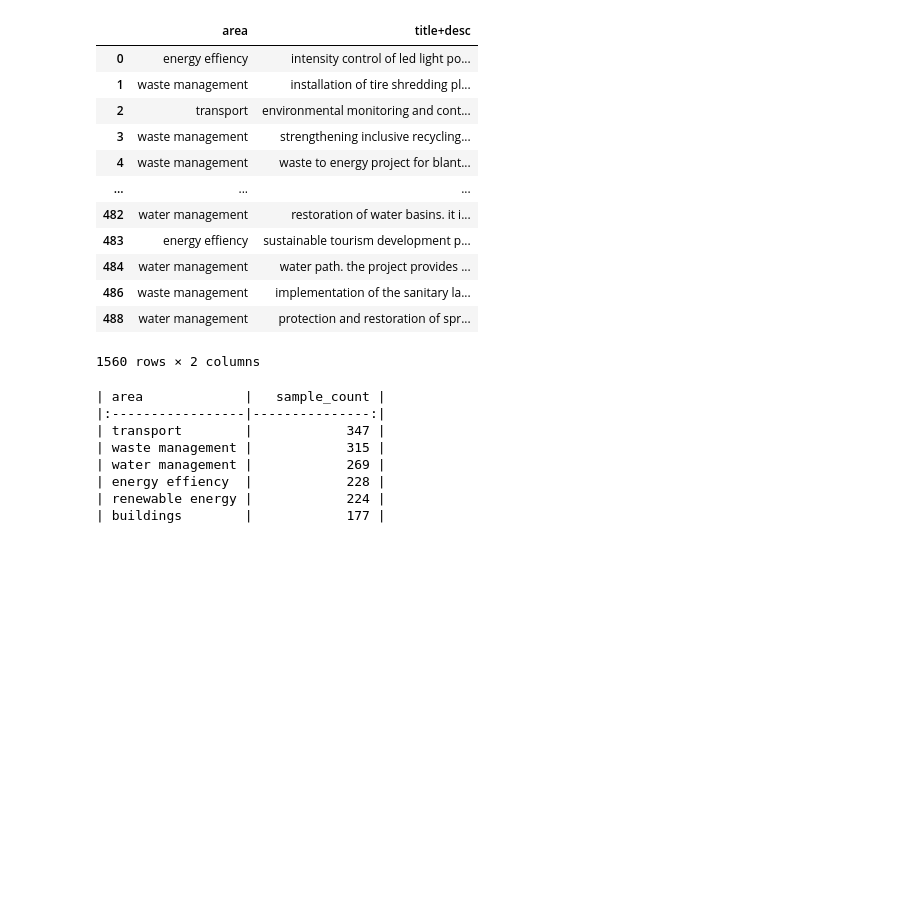
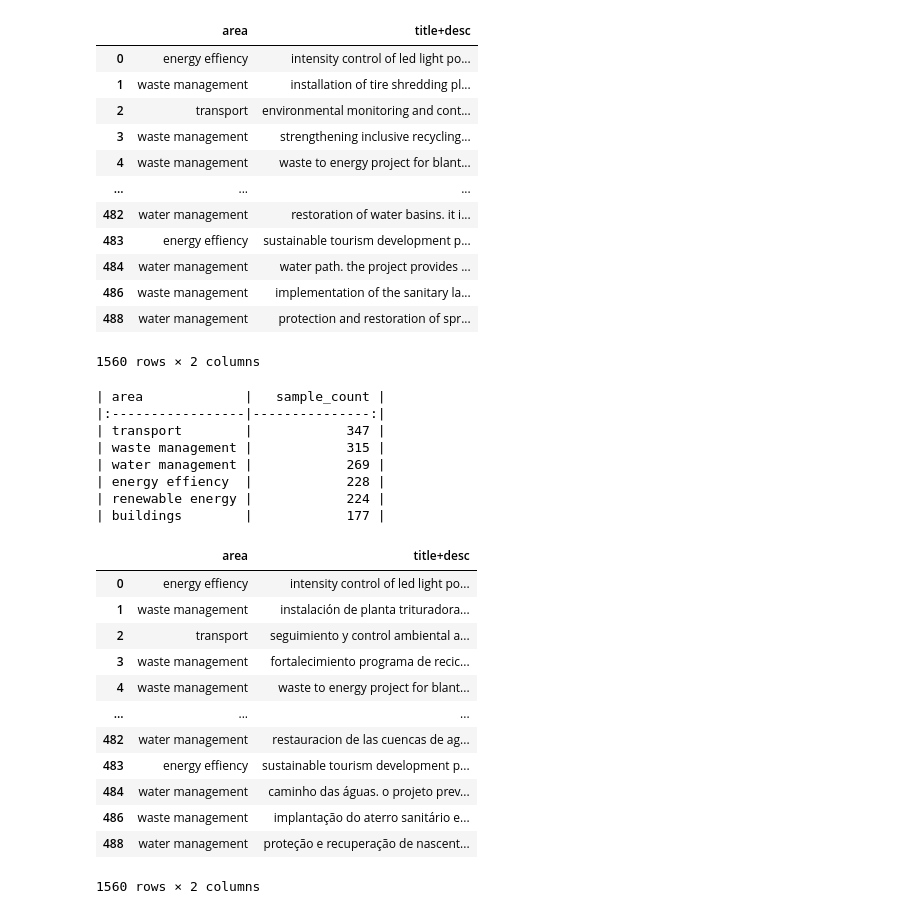
Before and after one commit to thvlio/project-hunter-public, a Jupyter notebook: train_model.ipynb, the cells around one changed output. Saved outputs shown, nothing was run; the diff lists cells and outputs as text; code cells hidden in the pictures; blank space fills up the shorter version.

```diff
--- a/train_model.ipynb
+++ b/train_model.ipynb
@@ -178,3 +186,35 @@ print(pd.DataFrame(df_dataset.value_counts(subset='area')).rename(columns={0: 's
 | energy effiency  |            228 |
 | renewable energy |            224 |
 | buildings        |            177 |
+# %%
+# run the same routine for the untranslated dataset
+df_cdp_multi = pd.read_csv('csvs/cdp_clean.csv', sep=',').drop(columns=['Unnamed: 0'])
+df_es_multi = pd.read_csv('csvs/es_clean.csv', sep=',').drop(columns=['Unnamed: 0'])
+df_joined_multi = pd.concat([df_cdp_multi, df_es_multi], axis=0)[['area', 'title+desc']]
+
+# area_energy = (df_joined_multi['area'] == 'energy efficiency / retrofit') | (df_joined_multi['area'] == 'energy efficiency (including public lighting)')
+df_joined_multi.loc[area_energy, 'area'] = 'energy effiency'
+
+# area_waste = df_joined_multi['area'] == 'waste management (including waste recycling)'
+df_joined_multi.loc[area_waste, 'area'] = 'waste management'
+
+# min_sample_count = 100
+# area_count = area_count.rename({0: 'count'}, axis='columns')
+# areas_to_keep = area_count[area_count > min_sample_count].dropna().index.to_list()
+area_filter = df_joined_multi['area'].isin(areas_to_keep)
+df_clean_multi = df_joined_multi[area_filter]
+df_clean_multi
+# %% [output]
+|  | area | title+desc |
+| 0 | energy effiency | intensity control of led light po... |
+| 1 | waste management | instalación de planta trituradora... |
+| 2 | transport | seguimiento y control ambiental a... |
+| 3 | waste management | fortalecimiento programa de recic... |
+| 4 | waste management | waste to energy project for blant... |
+| ... | ... | ... |
+| 482 | water management | restauracion de las cuencas de ag... |
+| 483 | energy effiency | sustainable tourism development p... |
+| 484 | water management | caminho das águas. o projeto prev... |
+| 486 | waste management | implantação do aterro sanitário e... |
+| 488 | water management | proteção e recuperação de nascent... |
+1560 rows × 2 columns
```
Also changed, not shown: parts of 22 cells of this notebook, 17 other files.
